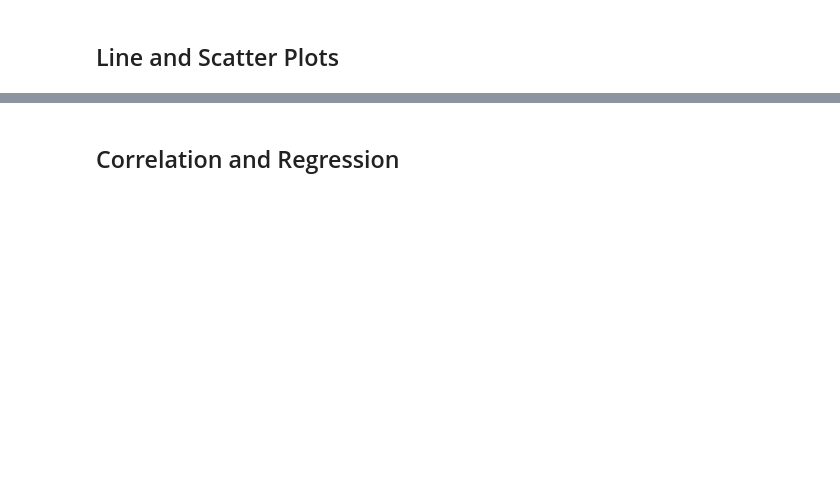
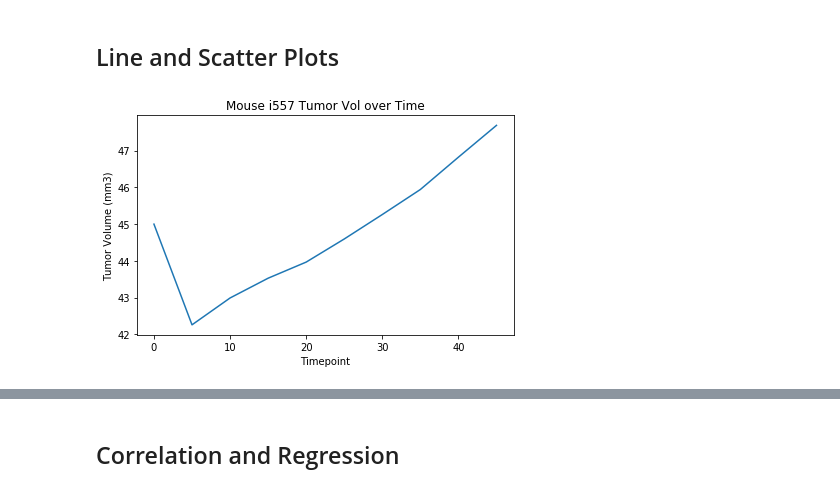
Before and after one commit to apizzo1/matplotlib-challenge, a Jupyter notebook: pymaceuticals_AP.ipynb, the cells around one changed output, grey strips where cells are left out. Drawn from its saved outputs; the diff is of its cells as text; code cells hidden in the pictures; blank space fills up the shorter version.

```diff
--- a/pymaceuticals_AP.ipynb
+++ b/pymaceuticals_AP.ipynb
@@ -393,0 +390,14 @@ Text(0.5, 1.0, 'Final Tumor Volume per Drug Regimen')
+# %%
+# Generate a line plot of time point versus tumor volume for a mouse treated with Capomulin
+#Showing plot for i557, treated with Capomulin
+
+i557_df= clean_mouse_df.loc[(clean_mouse_df["Mouse ID"] == "i557"),:]
+x_values_line = i557_df["Timepoint"]
+y_values_line = i557_df["Tumor Volume (mm3)"]
+plt.plot(x_values_line, y_values_line)
+plt.title("Mouse i557 Tumor Vol over Time")
+plt.xlabel("Timepoint")
+plt.ylabel("Tumor Volume (mm3)")
+plt.tight_layout()
+# %% [output]
+[figure, added]
```
Also changed, not shown: parts of 7 cells of this notebook.
